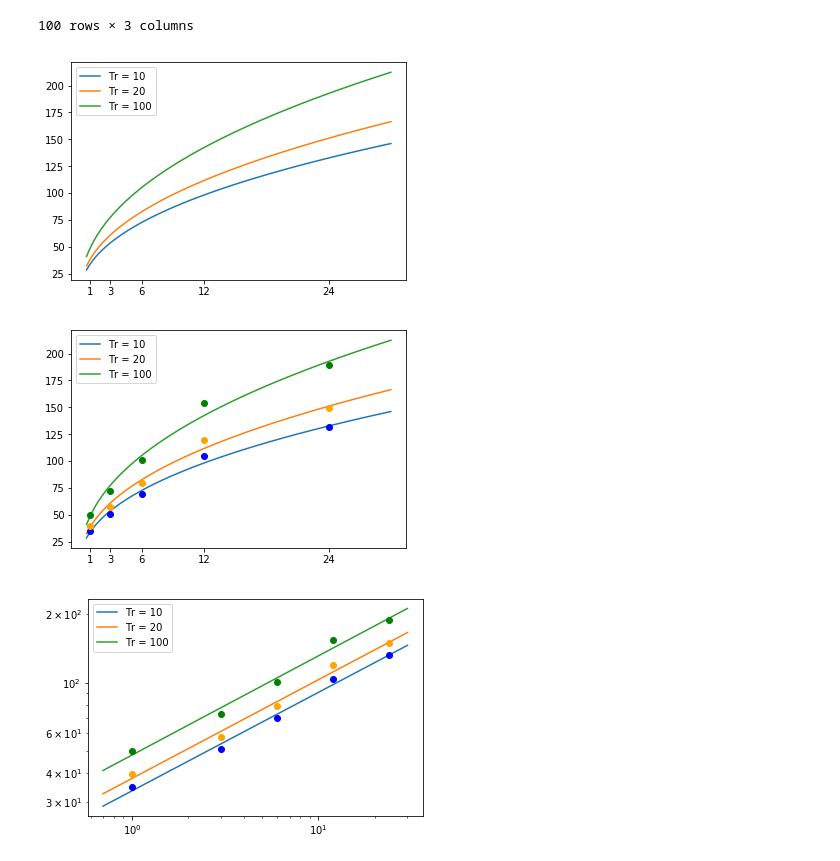
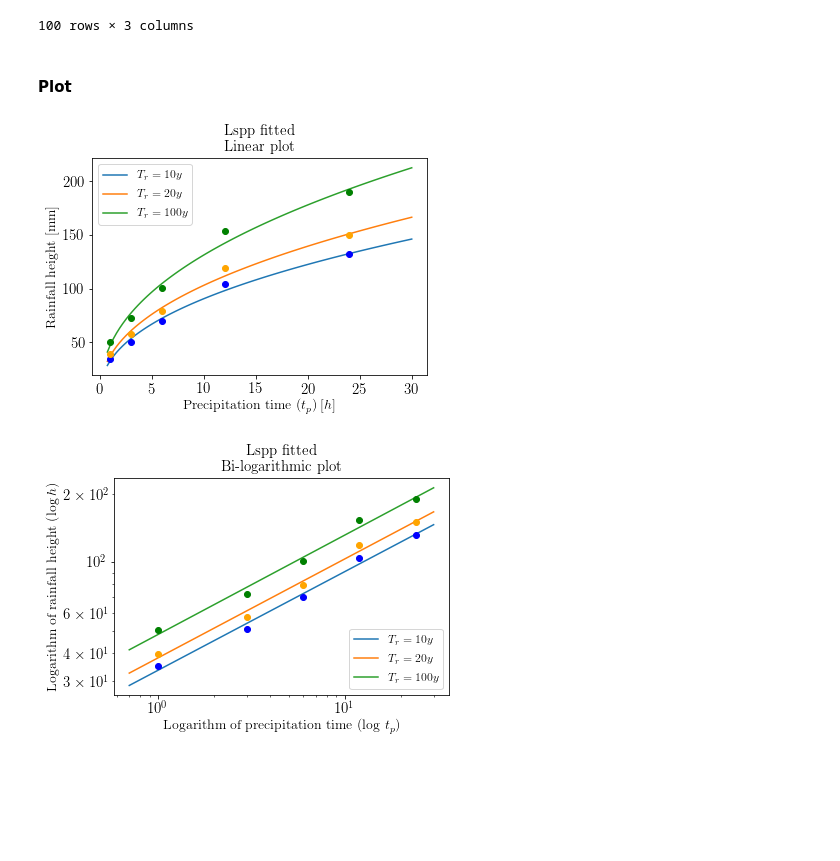
Before and after one commit to akaanzo/rainfall-analysis, a Jupyter notebook: esercitazione/lsppCenta.ipynb, the cells around one changed output. Cells and saved outputs as stored; diff of their text form; code cells hidden in the pictures; blank space fills up the shorter version.

```diff
--- a/esercitazione/lsppCenta.ipynb
+++ b/esercitazione/lsppCenta.ipynb
@@ -304,0 +383,20 @@ plt.show()
+# %%
+plt.rc('text', usetex=True)
+plt.rc('xtick', labelsize = 15)
+plt.rc('ytick', labelsize = 15)
+
+#------------------------------------------------------------------
+ag = pts.plot(style = "o-")
+ag.set_yscale('log')
+ag.set_xscale('log')
+
+#--------------------label-----------------------------------------
+plt.xlabel('Logarithm of duration', fontsize = 14)
+plt.ylabel('Logarithm of rainfall height 'r'$\left(\log h\right)$', fontsize = 14)
+plt.title('Lspp\nBi-logarithmic plot', fontsize = 15)
+plt.legend([r'$T_r = 10y$', r'$T_r = 20y$', r'$T_r = 100y$'], loc = 0,  fontsize = 12)
+plt.xlim([0.9, 30])
+
+
+#------------------------------------------------------------------
+plt.show()
@@ -374,28 +463,57 @@ inh
 | 29.704040 | 145.489009 | 165.694344 | 211.436760 |
 | 30.000000 | 146.115771 | 166.410282 | 212.354582 |
 100 rows × 3 columns
-# %%
-ag = inh.plot()
-ag.set_xticks([1,3,6,12,24])
-plt.show()
-# %% [output]
-[figure, removed]
+# %% [markdown]
+#### Plot
 # %%
+plt.rc('text', usetex=True)
+plt.rc('xtick', labelsize = 15)
+plt.rc('ytick', labelsize = 15)
+
+#----------------------------------------------------------------------
 ag = inh.plot()
-ag.set_xticks([1,3,6,12,24])
+
+#-----------------------------------------------------------------
 ag = plt.plot(pts[10],"o",color="blue")
 ag = plt.plot(pts[20],"o",color="orange")
 ag = plt.plot(pts[100],"o",color="green")
+
+#----------------------------------------------------------------
+
+#----------------------label-------------------------------------------
+plt.xlabel('Precipitation time ' r'$\left(t_p\right) [h]$',fontsize = 14)
+plt.ylabel('Rainfall height [mm]', fontsize = 14)
+plt.title('Lspp fitted\nLinear plot', fontsize = 15)
+plt.legend([r'$T_r = 10y$', r'$T_r = 20y$', r'$T_r = 100y$'], loc = 0,  fontsize = 12)
+
+#----------------------------------------------------------------------
 plt.show()
 # %% [output]
-[figure, old version]
+[figure, new version]
 # %%
+plt.rc('text', usetex=True)
+plt.rc('xtick', labelsize = 15)
+plt.rc('ytick', labelsize = 15)
+
+#-----------------------------------------------------------------
 ag = inh.plot()
+
+#-----------------------------------------------------------------
 ag.set_xscale('log')
 ag.set_yscale('log')
+
+#-----------------------------------------------------------------
 ag = plt.plot(pts[10],"o",color="blue")
 ag = plt.plot(pts[20],"o",color="orange")
 ag = plt.plot(pts[100],"o",color="green")
+
+#--------------------label-----------------------------------------
+plt.xlabel('Logarithm of precipitation time ' r'$\left(\log\,t_p\right)$', fontsize = 14)
+plt.ylabel('Logarithm of rainfall height 'r'$\left(\log h\right)$', fontsize = 14)
+plt.title('Lspp fitted\nBi-logarithmic plot', fontsize = 15)
+plt.legend([r'$T_r = 10y$', r'$T_r = 20y$', r'$T_r = 100y$'], loc = 4, fontsize = 12)
+
+#------------------------------------------------------------------
 plt.show()
 # %% [output]
-[figure, old version]
+[figure, new version]
```
Also changed, not shown: parts of 37 cells of this notebook, 5 other files.
